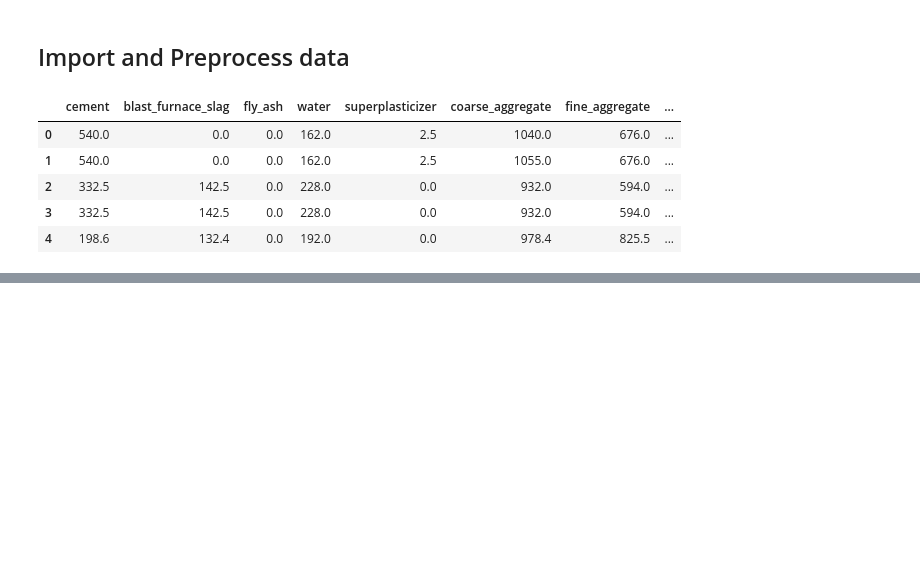
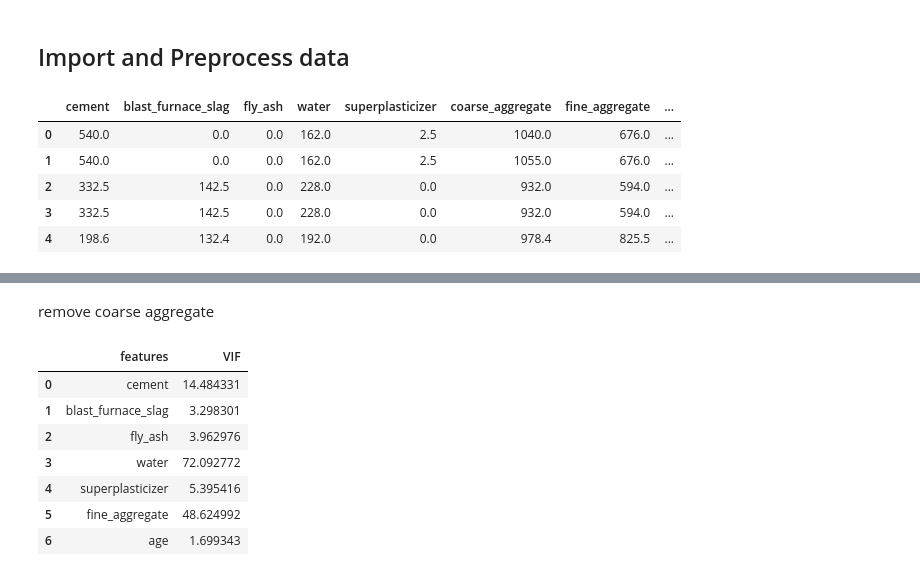
Before and after one commit to devilb2103/Sem---4, a Jupyter notebook: SML/Lab 5 - Regression Comparitive Analysis/Lab5.ipynb, the cells around one changed output, grey strips where cells are left out. Saved outputs shown, nothing was run; the diff lists cells and outputs as text; code cells hidden in the pictures; blank space fills up the shorter version.

```diff
--- a/SML/Lab 5 - Regression Comparitive Analysis/Lab5.ipynb
+++ b/SML/Lab 5 - Regression Comparitive Analysis/Lab5.ipynb
@@ -27,0 +59,20 @@ sns.heatmap(data.corr(), annot=True)
+# %% [markdown]
+remove coarse aggregate
+# %%
+indep = data[['cement', 'blast_furnace_slag', 'fly_ash', 'water', 'superplasticizer', 'fine_aggregate ', 'age']]
+
+vif_data = pd.DataFrame()
+vif_data["features"] = indep.columns
+
+vif_data["VIF"] = [variance_inflation_factor(indep.values, i)
+                          for i in range(len(indep.columns))]
+vif_data
+# %% [output]
+|  | features | VIF |
+| 0 | cement | 14.484331 |
+| 1 | blast_furnace_slag | 3.298301 |
+| 2 | fly_ash | 3.962976 |
+| 3 | water | 72.092772 |
+| 4 | superplasticizer | 5.395416 |
+| 5 | fine_aggregate | 48.624992 |
+| 6 | age | 1.699343 |
```
Also changed, not shown: parts of 21 cells of this notebook.
